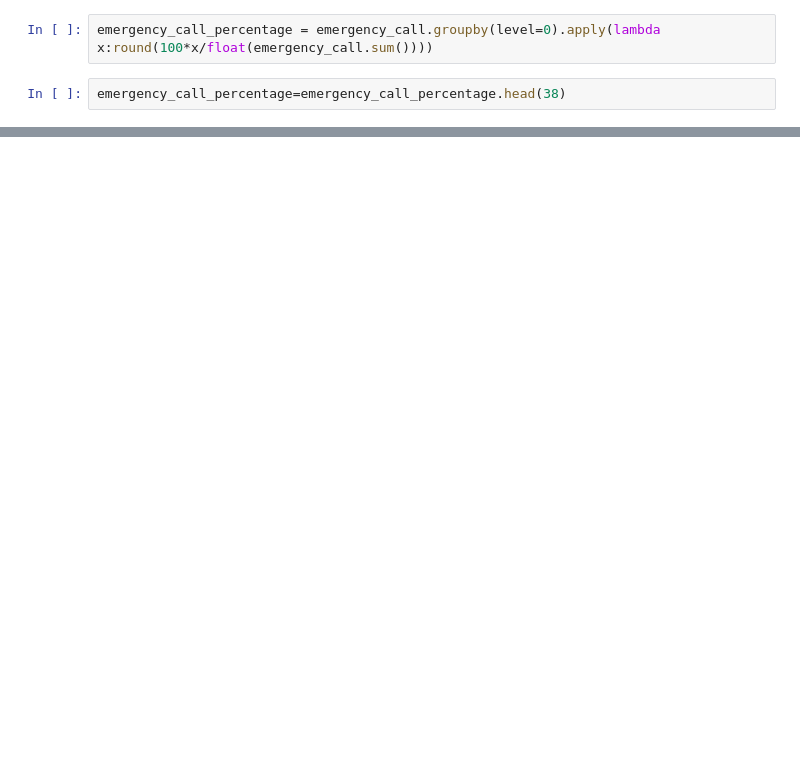
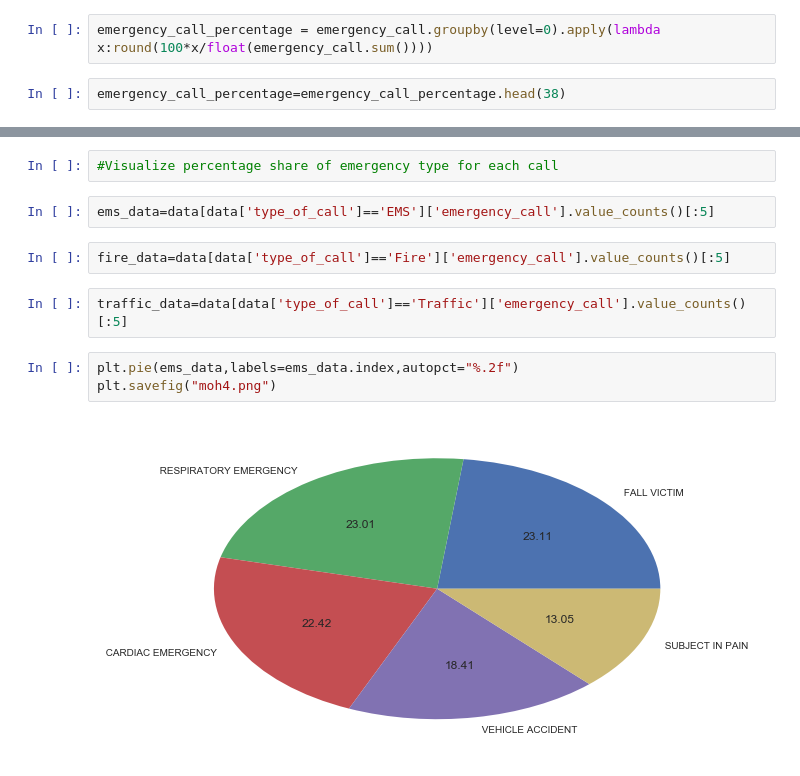
Before and after one commit to mohitbishtt/911_Emergency, a Jupyter notebook: 911_Emergency.ipynb, the cells around one changed output, grey strips where cells are left out. Drawn from its saved outputs; the diff is of its cells as text; blank space fills up the shorter version.

```diff
--- a/911_Emergency.ipynb
+++ b/911_Emergency.ipynb
@@ -385,0 +386,13 @@ plt.savefig("moh3.png")
+# %%
+#Visualize percentage share of emergency type for each call
+# %%
+ems_data=data[data['type_of_call']=='EMS']['emergency_call'].value_counts()[:5]
+# %%
+fire_data=data[data['type_of_call']=='Fire']['emergency_call'].value_counts()[:5]
+# %%
+traffic_data=data[data['type_of_call']=='Traffic']['emergency_call'].value_counts()[:5]
+# %%
+plt.pie(ems_data,labels=ems_data.index,autopct="%.2f")
+plt.savefig("moh4.png")
+# %% [output]
+[figure, added]
```
Also changed, not shown: parts of 5 cells of this notebook.
